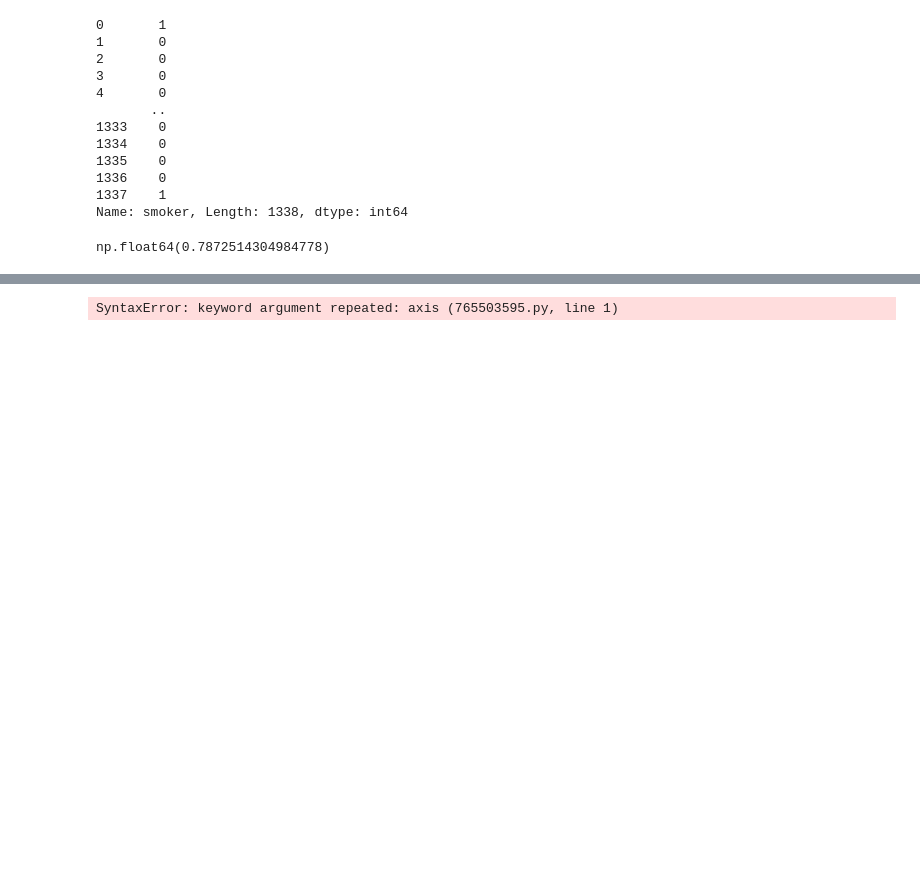
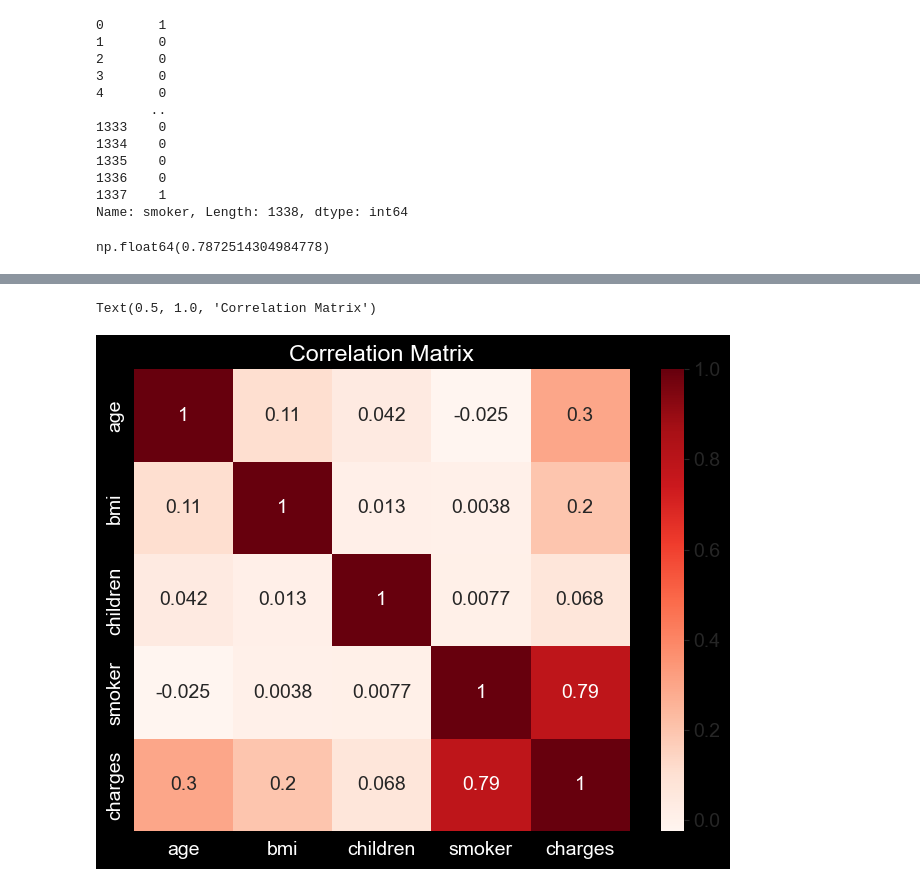
Before and after one commit to Anooj29/GEN1_AI, a Jupyter notebook: Pre-Projects/Medical.ipynb, the cells around one changed output, grey strips where cells are left out. Saved outputs shown, nothing was run; the diff lists cells and outputs as text; code cells hidden in the pictures; blank space fills up the shorter version.

Commit message:
graph modification

```diff
--- a/Pre-Projects/Medical.ipynb
+++ b/Pre-Projects/Medical.ipynb
@@ -201,6 +218,9 @@ df_numeric.corr()
 # %%
-sb.heatmap(df.corr(), cmap='Reds', annot=True).tick_params(axis='x', colors='white')
-sb.heatmap(df.corr(), cmap='Reds', annot=True).tick_params(axis='y', colors='white')
-mlt.title('Correlation Matrix')
+mlt.figure(figsize=(8, 6))
+ax = sb.heatmap(df_numeric.corr(), cmap='Reds', annot=True)
+ax.tick_params(axis='x', colors='white')
+ax.tick_params(axis='y', colors='white')
+mlt.title('Correlation Matrix', color = 'white')
 # %% [output]
-SyntaxError: keyword argument repeated: axis (765503595.py, line 1)
+Text(0.5, 1.0, 'Correlation Matrix')
+[figure, added]
```
Also changed, not shown: parts of 11 cells of this notebook.
